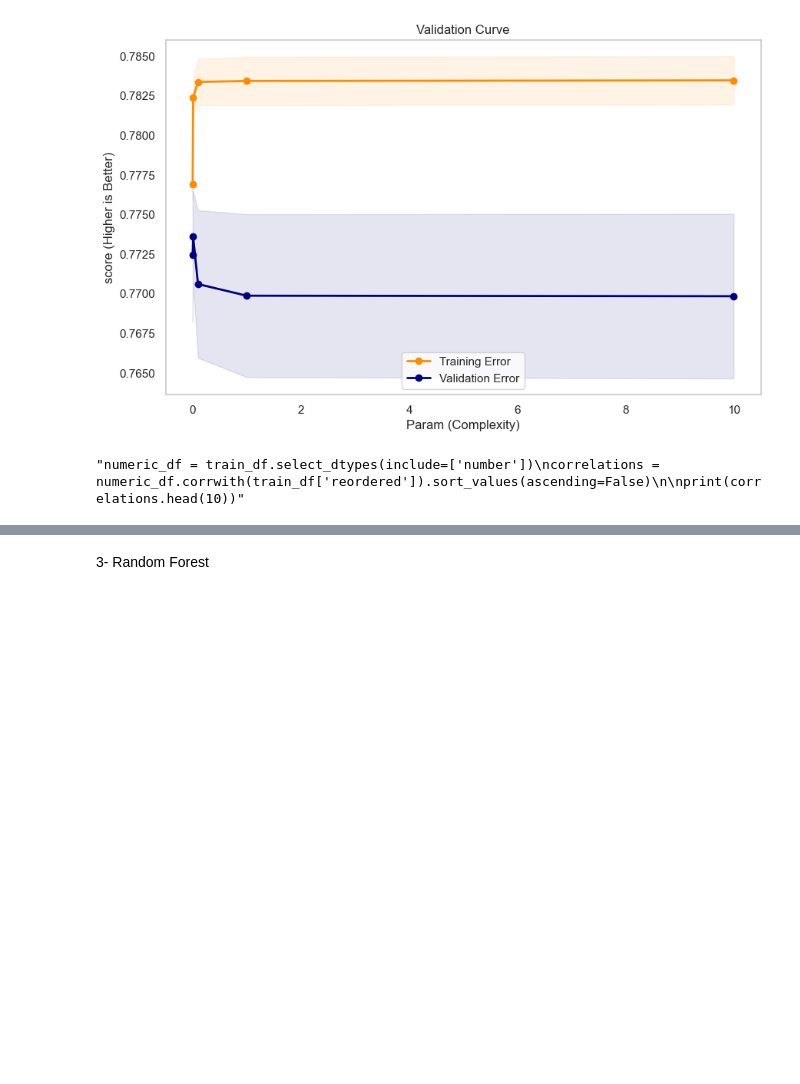
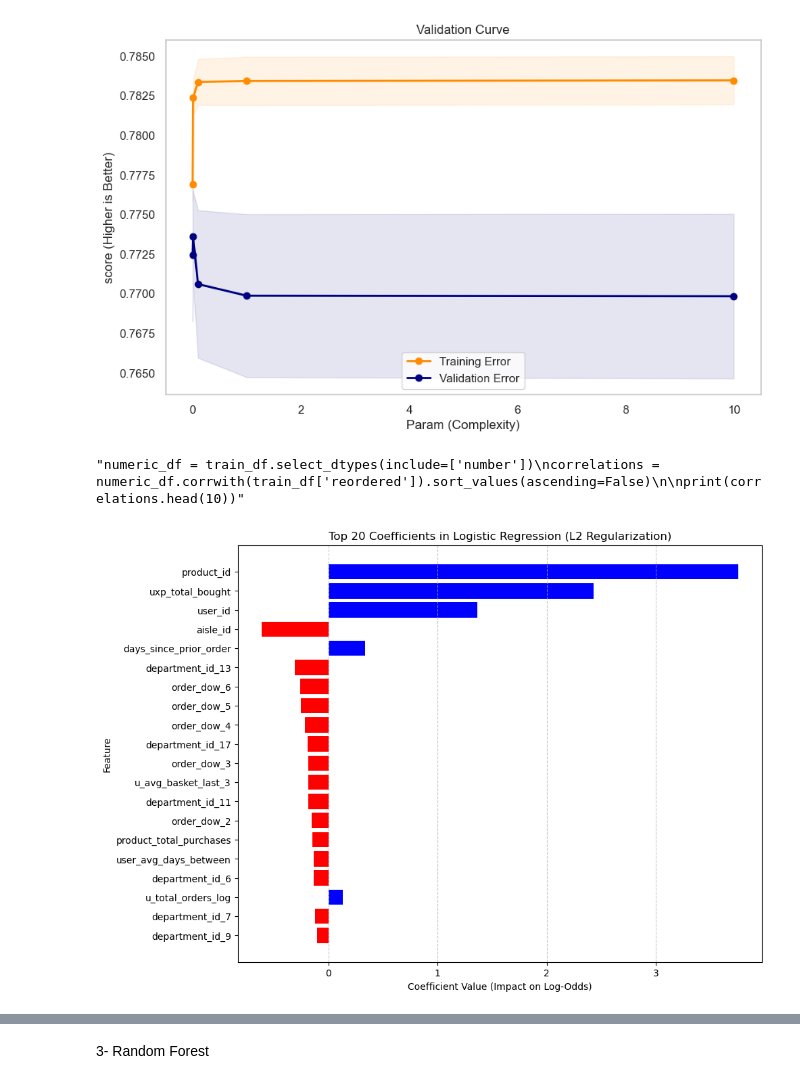
Before and after one commit to ameennasaireh10-hash/ML-project, a Jupyter notebook: FinalProject.ipynb, the cells around one changed output, grey strips where cells are left out. Saved outputs shown, nothing was run; the diff lists cells and outputs as text; code cells hidden in the pictures; blank space fills up the shorter version.

```diff
--- a/FinalProject.ipynb
+++ b/FinalProject.ipynb
@@ -1873,3 +1878,37 @@ correlations = numeric_df.corrwith(train_df['reordered']).sort_values(ascending=
 print(correlations.head(10))'''
 # %% [output]
 "numeric_df = train_df.select_dtypes(include=['number'])\ncorrelations = numeric_df.corrwith(train_df['reordered']).sort_values(ascending=False)\n\nprint(correlations.head(10))"
+# %%
+lr_model = final_LoR_pipeline.named_steps['logisticregression']
+preprocessor = final_LoR_pipeline.named_steps['columntransformer']
+
+try:
+    feature_names = preprocessor.get_feature_names_out()
+    feature_names = [name.split('__')[-1] for name in feature_names]
+except:
+    feature_names = [f"Feature_{i}" for i in range(len(lr_model.coef_[0]))]
+
+if len(feature_names) != len(lr_model.coef_[0]):
+    print(f"Mismatch! Names: {len(feature_names)}, Coefs: {len(lr_model.coef_[0])}")
+    feature_names = [f"Feat_{i}" for i in range(len(lr_model.coef_[0]))]
+
+coefs = pd.DataFrame({
+    'Feature': feature_names ,
+    'Coefficient': lr_model.coef_[0]
+})
+
+coefs['Abs_Value'] = coefs['Coefficient'].abs()
+top_20_coefs = coefs.sort_values(by = 'Abs_Value' , ascending = False).head(20)
+
+plt.figure(figsize = (10 , 8))
+colors = ['blue' if x > 0 else 'red' for x in top_20_coefs['Coefficient']]
+plt.barh(top_20_coefs['Feature'] , top_20_coefs['Coefficient'] , color = colors)
+
+plt.title("Top 20 Coefficients in Logistic Regression (L2 Regularization)")
+plt.xlabel("Coefficient Value (Impact on Log-Odds)")
+plt.ylabel("Feature")
+plt.gca().invert_yaxis()
+plt.grid(axis='x' , linestyle = '--' , alpha = 0.7)
+plt.show()
+# %% [output]
+[figure, added]
```
Also changed, not shown: parts of 13 cells of this notebook.
